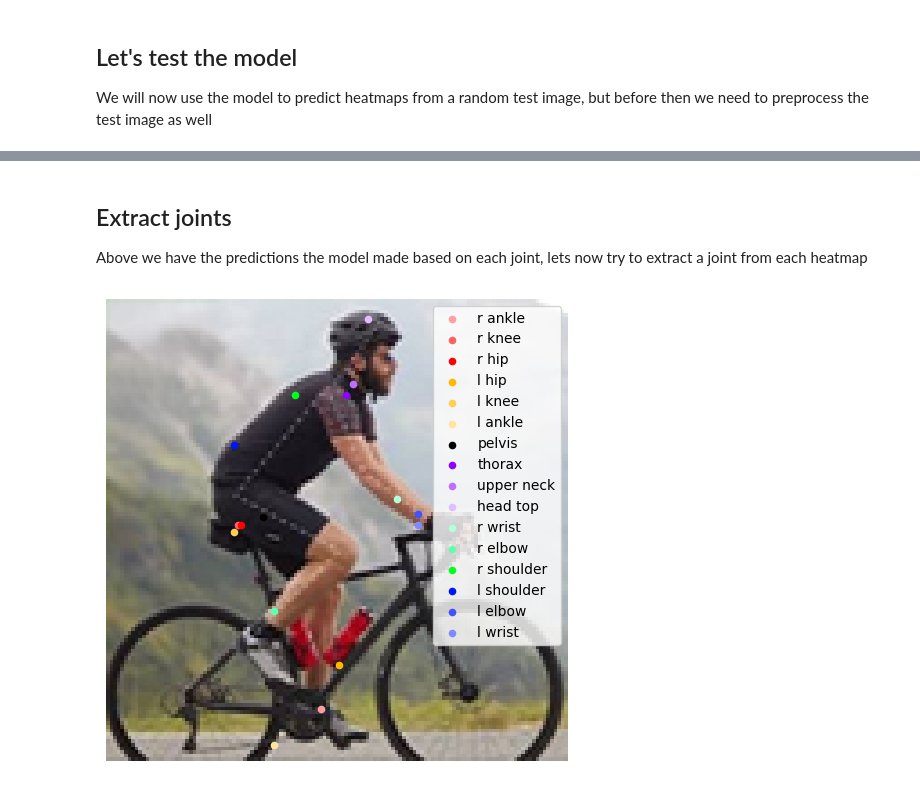
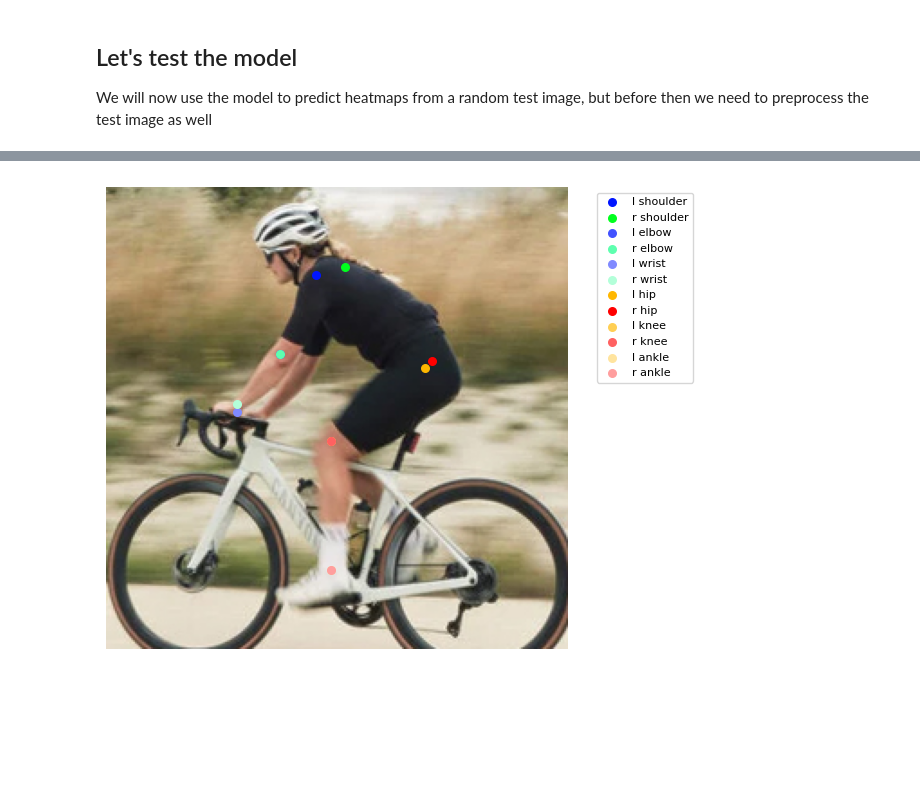
Before and after one commit to williamsaether/BikeFit, a Jupyter notebook: data/exploring-coco.ipynb, the cells around one changed output, grey strips where cells are left out. Cells and saved outputs as stored; diff of their text form; code cells hidden in the pictures; blank space fills up the shorter version.

Commit message:
Fix errors in pipeline and train very promising model with resnet50 backbone

```diff
--- a/data/exploring-coco.ipynb
+++ b/data/exploring-coco.ipynb
@@ -572,8 +599,9 @@ plt.show()
 We will now use the model to predict heatmaps from a random test image, but before then we need to preprocess the test image as well
 # %%
 # Optional, load the model from storage
-model = keras.models.load_model('model_heatmap_data-aug.keras')
+# load_model doesn't load custom loss functions automatically so if we are just predicting the model we can set compile to False
+model = keras.models.load_model('coco-best-resnet-model.h5', compile=False)
 # %%
-data = json.load(open(os.path.join(mpii_folder,'data.json')))
-joints_list = json.load(open(os.path.join(mpii_folder,'joints.json')))
+data_train = json.load(open(os.path.join(coco_folder,'data_train.json')))
+joints_list = json.load(open(os.path.join(coco_folder,'joints.json')))
 # %%
@@ -628,7 +650,11 @@ def plot_heatmaps(image, heatmaps):
 
     plt.show()
 # %%
-# test_image = testdata[3700]
-# input_image = preprocess_test_image(test_image)
-input_image = cv2.imread(os.path.join(dataset_folder, 'cyclist-3.jpg')) / 255.0
-predictions = model.predict(np.expand_dims(input_image, axis=0))
+image = cv2.imread(os.path.join(coco_folder, 'cyclist-3.jpg'))
+image = cv2.resize(image, (256, 256)) # just in case it is not
+image_rgb = cv2.cvtColor(image, cv2.COLOR_BGR2RGB)
+input_image = image.astype(np.float32) / 255.0
+input_image = np.expand_dims(input_image, axis=0)
+
+predictions = model.predict(input_image)
+heatmaps = tf.squeeze(predictions)
@@ -641,7 +663,4 @@ plot_heatmaps(input_image, heatmaps)
-# %% [markdown]
-## Extract joints
-Above we have the predictions the model made based on each joint, lets now try to extract a joint from each heatmap
 # %%
-extract_and_plot_joints(input_image, heatmaps)
+extract_and_plot_joints(image_rgb, heatmaps)
 # %% [output]
-[figure, old version]
+[figure, new version]
```
Also changed, not shown: parts of 24 cells of this notebook.
